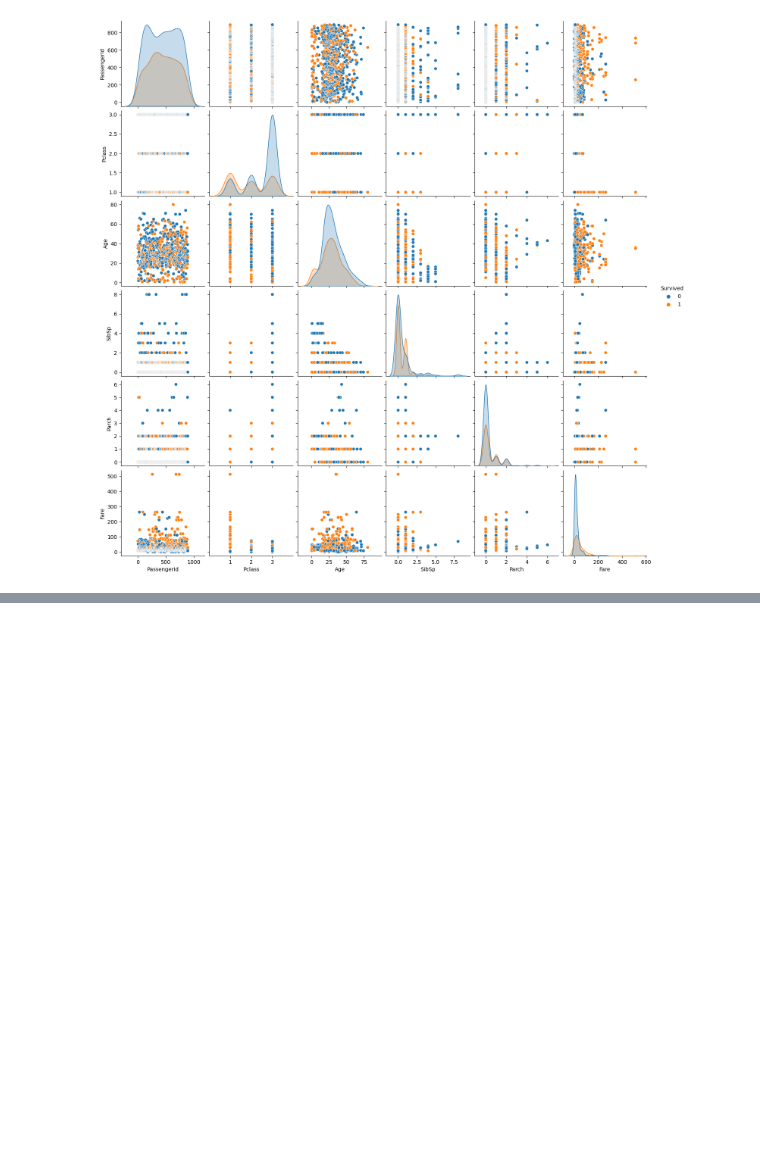
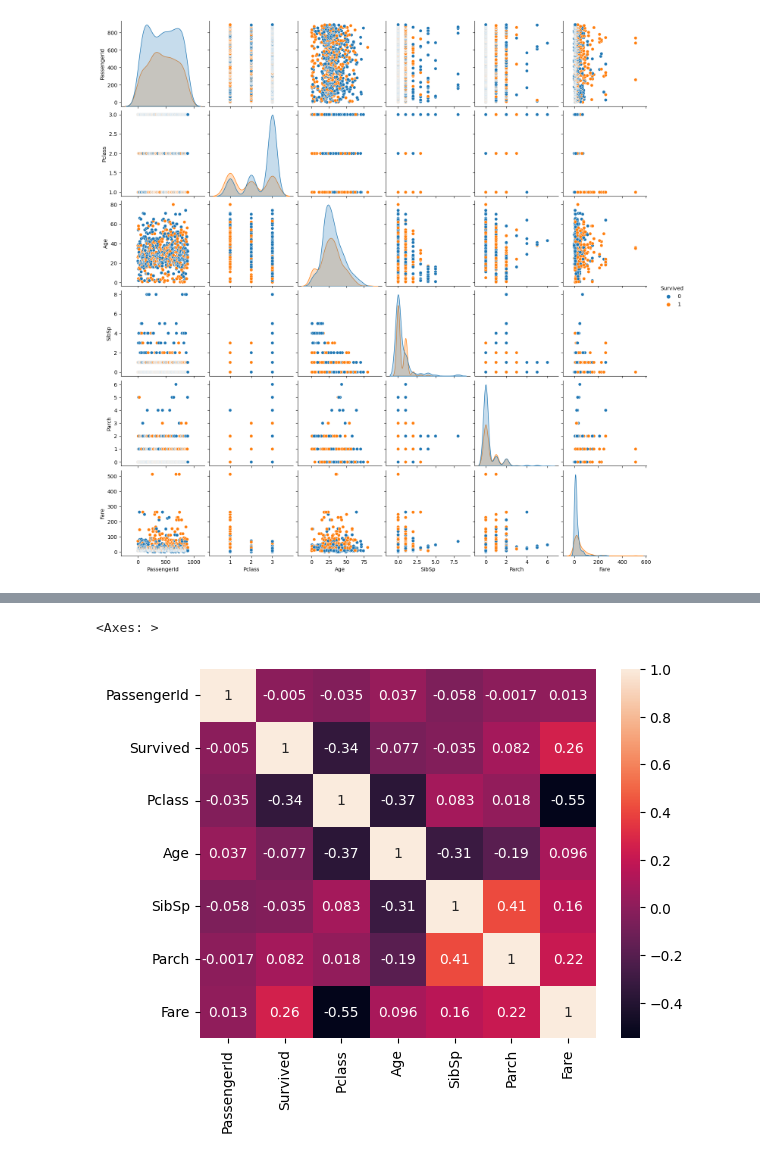
Before and after one commit to Roque7/github-slideshow, a Jupyter notebook: Untitanic.ipynb, the cells around one changed output, grey strips where cells are left out. Saved outputs shown, nothing was run; the diff lists cells and outputs as text; code cells hidden in the pictures; blank space fills up the shorter version.

```diff
--- a/Untitanic.ipynb
+++ b/Untitanic.ipynb
@@ -69,0 +81,5 @@ sns.pairplot(df, hue="Survived")
+# %%
+sns.heatmap(df.corr(), annot=True)
+# %% [output]
+<Axes: >
+[figure, added]
```
Also changed, not shown: parts of 18 cells of this notebook.
